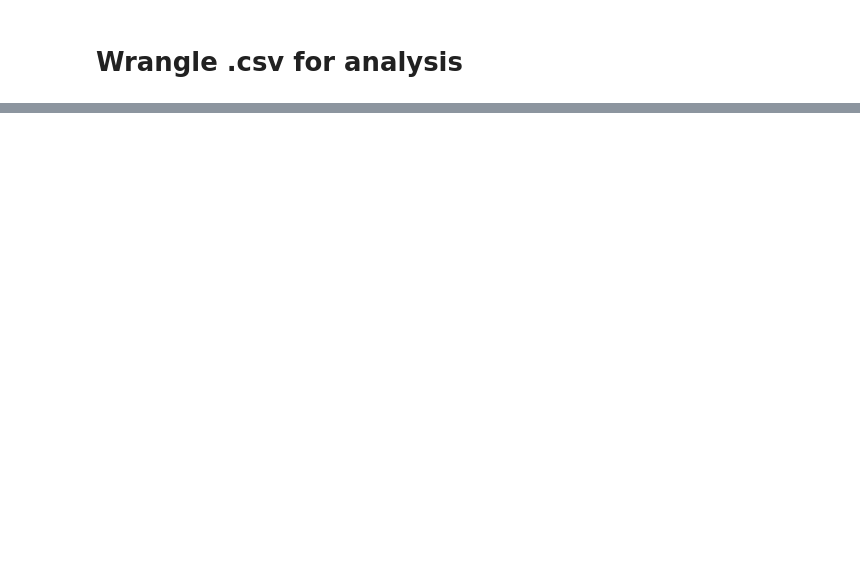
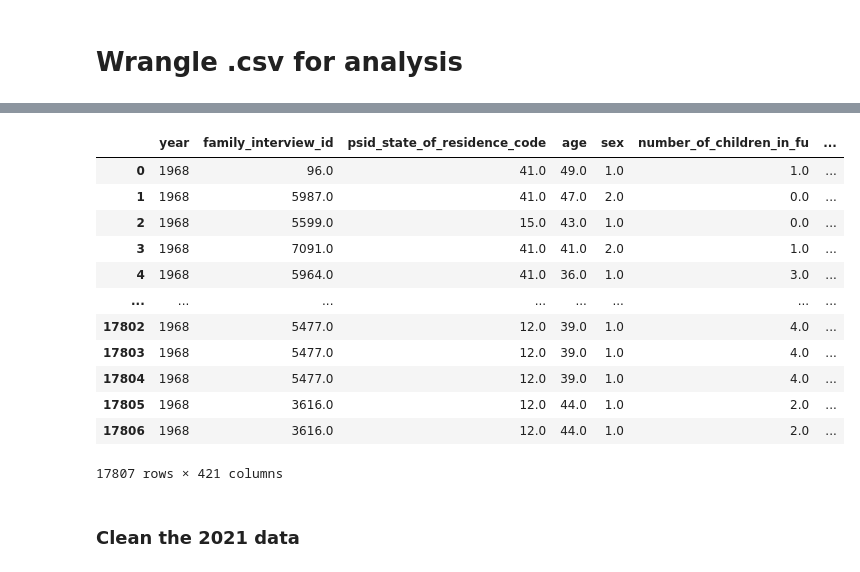
Before and after one commit to DSPG-Young-Scholars-Program/biokind_dspg23, a Jupyter notebook: state_economics/code/psid_preprocess.ipynb, the cells around one changed output, grey strips where cells are left out. Saved outputs shown, nothing was run; the diff lists cells and outputs as text; code cells hidden in the pictures; blank space fills up the shorter version.

```diff
--- a/state_economics/code/psid_preprocess.ipynb
+++ b/state_economics/code/psid_preprocess.ipynb
@@ -180,0 +209,2 @@ psid_processed.to_csv("../data/psid/psid_processed.csv")
+# %%
+psid_processed["individual_id"] = psid_processed["1968_interview_number"] * 1000 + psid_processed["person_number"]
@@ -180,0 +231,24 @@ psid_processed.to_csv("../data/psid/psid_processed.csv")
+# %%
+psid_sub = psid_processed.drop(columns = ['release_number', '1968_interview_number', 'person_number','2003_interview_number', '2005_interview_number',
+       '2007_interview_number', '2009_interview_number',
+       '2011_interview_number', '2013_interview_number',
+       '2015_interview_number', '2017_interview_number',
+       '2019_interview_number','2001_interview_number','2021_interview_number'])
+# %%
+psid_sub
+# %% [output]
+|  | year | family_interview_id | psid_state_of_residence_code | age | sex | number_of_children_in_fu | ... |
+| 0 | 1968 | 96.0 | 41.0 | 49.0 | 1.0 | 1.0 | ... |
+| 1 | 1968 | 5987.0 | 41.0 | 47.0 | 2.0 | 0.0 | ... |
+| 2 | 1968 | 5599.0 | 15.0 | 43.0 | 1.0 | 0.0 | ... |
+| 3 | 1968 | 7091.0 | 41.0 | 41.0 | 2.0 | 1.0 | ... |
+| 4 | 1968 | 5964.0 | 41.0 | 36.0 | 1.0 | 3.0 | ... |
+| ... | ... | ... | ... | ... | ... | ... | ... |
+| 17802 | 1968 | 5477.0 | 12.0 | 39.0 | 1.0 | 4.0 | ... |
+| 17803 | 1968 | 5477.0 | 12.0 | 39.0 | 1.0 | 4.0 | ... |
+| 17804 | 1968 | 5477.0 | 12.0 | 39.0 | 1.0 | 4.0 | ... |
+| 17805 | 1968 | 3616.0 | 12.0 | 44.0 | 1.0 | 2.0 | ... |
+| 17806 | 1968 | 3616.0 | 12.0 | 44.0 | 1.0 | 2.0 | ... |
+17807 rows × 421 columns
+# %% [markdown]
+### Clean the 2021 data
```
Also changed, not shown: parts of 41 cells of this notebook.
